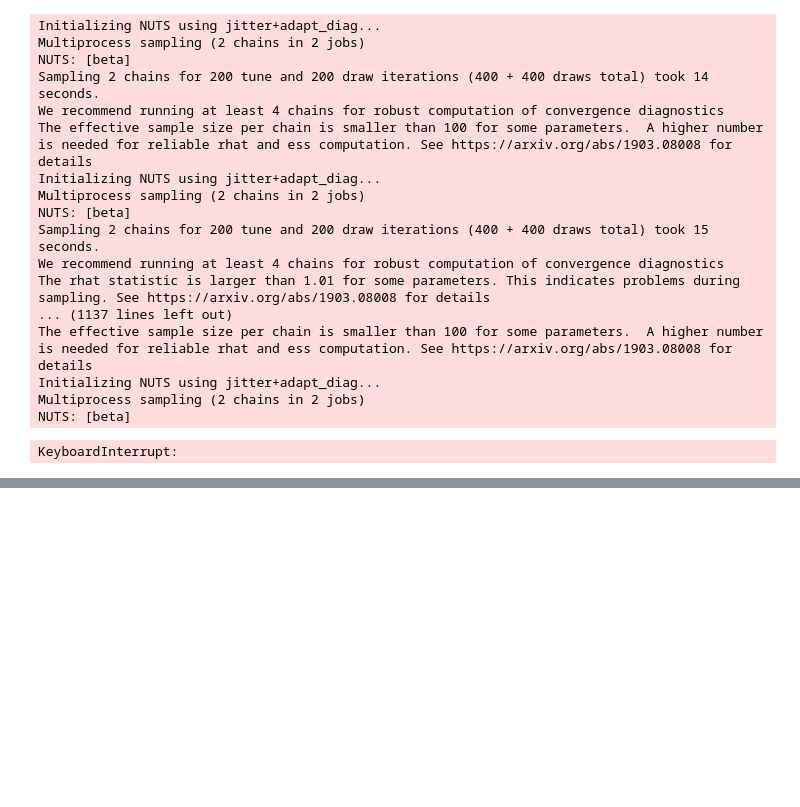
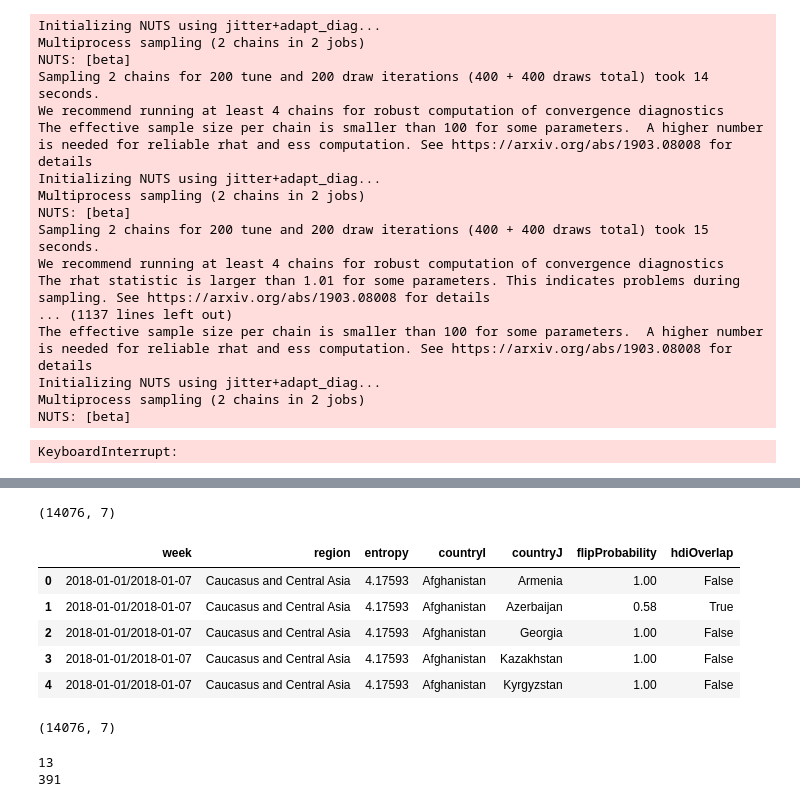
Before and after one commit to rcuhl35/GEO-RISK-ENGINE, a Jupyter notebook: notebooks/BTL_Modeling_02.ipynb, the cells around one changed output, grey strips where cells are left out. Drawn from its saved outputs; the diff is of its cells as text; code cells hidden in the pictures; blank space fills up the shorter version.

```diff
--- a/notebooks/BTL_Modeling_02.ipynb
+++ b/notebooks/BTL_Modeling_02.ipynb
@@ -110,0 +218,9 @@ KeyboardInterrupt:
+# %%
+weeklyMetricsDF = pd.read_csv('../Data/Processed/weeklyUncertaintyCaucasusCA_raw.csv')
+
+lowestEntropyWeek = weeklyMetricsDF.sort_values('entropy').iloc[0]['week']
+highEntropyWeek1 = '2025-06-23/2025-06-29'
+highEntropyWeek2 = '2023-10-30/2023-11-05'
+
+testWeeksValidation = [lowestEntropyWeek, highEntropyWeek1, highEntropyWeek2]
+print(testWeeksValidation)
@@ -110,0 +314,66 @@ KeyboardInterrupt:
+# %%
+import re
+
+def parseMetricDict(value):
+    if not isinstance(value, str):
+        return value
+    cleaned = re.sub(r'np\.float64\(([^)]+)\)', r'\1', value)
+    cleaned = cleaned.replace('np.False_', 'False').replace('np.True_', 'True')
+    return ast.literal_eval(cleaned)
+# %%
+import ast
+
+longData = []
+
+for _, row in weeklyMetricsDF.iterrows():
+    week = row['week']
+    region = row['region']
+    entropy = row['entropy']
+
+    flipProbs = parseMetricDict(row['flipProbabilities'])
+    hdiOverlaps = parseMetricDict(row['hdiOverlaps'])
+
+    for pairLabel, flipProb in flipProbs.items():
+        countryI, countryJ = pairLabel.split(' over ')
+        overlap = hdiOverlaps.get(f'{countryI} vs {countryJ}', None)
+
+        longData.append({
+            'week': week,
+            'region': region,
+            'entropy': entropy,
+            'countryI': countryI,
+            'countryJ': countryJ,
+            'flipProbability': flipProb,
+            'hdiOverlap': overlap
+        })
+
+longFormDF = pd.DataFrame(longData)
+print(longFormDF.shape)
+longFormDF.head()
+# %% [output]
+(14076, 7)
+|  | week | region | entropy | countryI | countryJ | flipProbability | hdiOverlap |
+| 0 | 2018-01-01/2018-01-07 | Caucasus and Central Asia | 4.17593 | Afghanistan | Armenia | 1.00 | False |
+| 1 | 2018-01-01/2018-01-07 | Caucasus and Central Asia | 4.17593 | Afghanistan | Azerbaijan | 0.58 | True |
+| 2 | 2018-01-01/2018-01-07 | Caucasus and Central Asia | 4.17593 | Afghanistan | Georgia | 1.00 | False |
+| 3 | 2018-01-01/2018-01-07 | Caucasus and Central Asia | 4.17593 | Afghanistan | Kazakhstan | 1.00 | False |
+| 4 | 2018-01-01/2018-01-07 | Caucasus and Central Asia | 4.17593 | Afghanistan | Kyrgyzstan | 1.00 | False |
+# %%
+longFormDF.to_csv('../Data/Processed/weeklyUncertaintyCaucasusCA.csv', index=False)
+print(longFormDF.shape)
+# %% [output]
+(14076, 7)
+# %%
+middleEastData = countryComparisons[countryComparisons['region'] == 'Middle East']
+
+middleEastCountries = sorted(set(middleEastData['countryI']) | set(middleEastData['countryJ']))
+middleEastIndexMap = {country: i for i, country in enumerate(middleEastCountries)}
+nMiddleEastCountries = len(middleEastCountries)
+
+middleEastWeeks = sorted(middleEastData['week'].unique())
+
+print(nMiddleEastCountries)
+print(len(middleEastWeeks))
+# %% [output]
+13
+391
```
Also changed, not shown: parts of 29 cells of this notebook, 10 other files.
